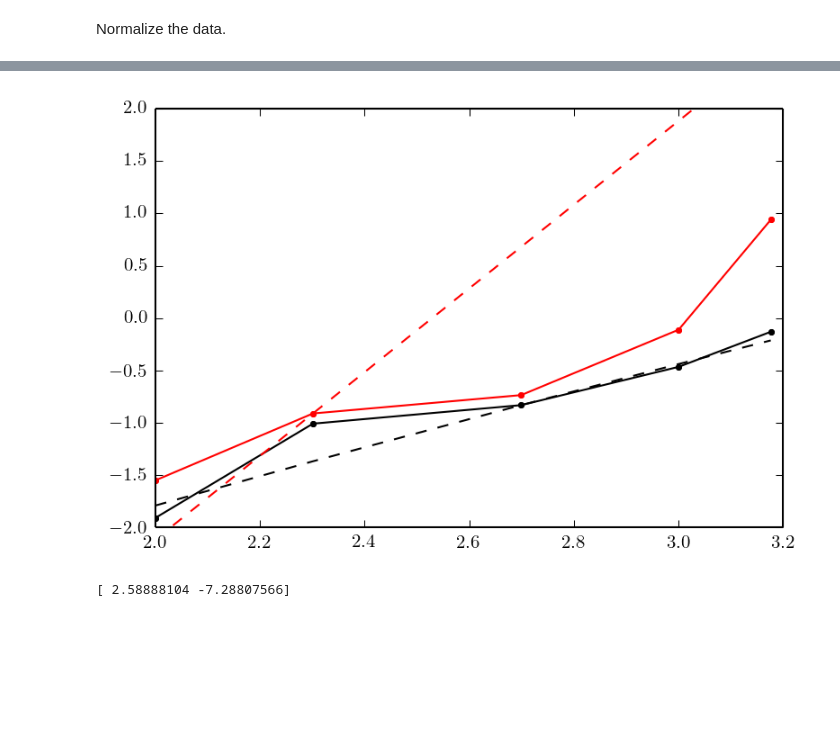
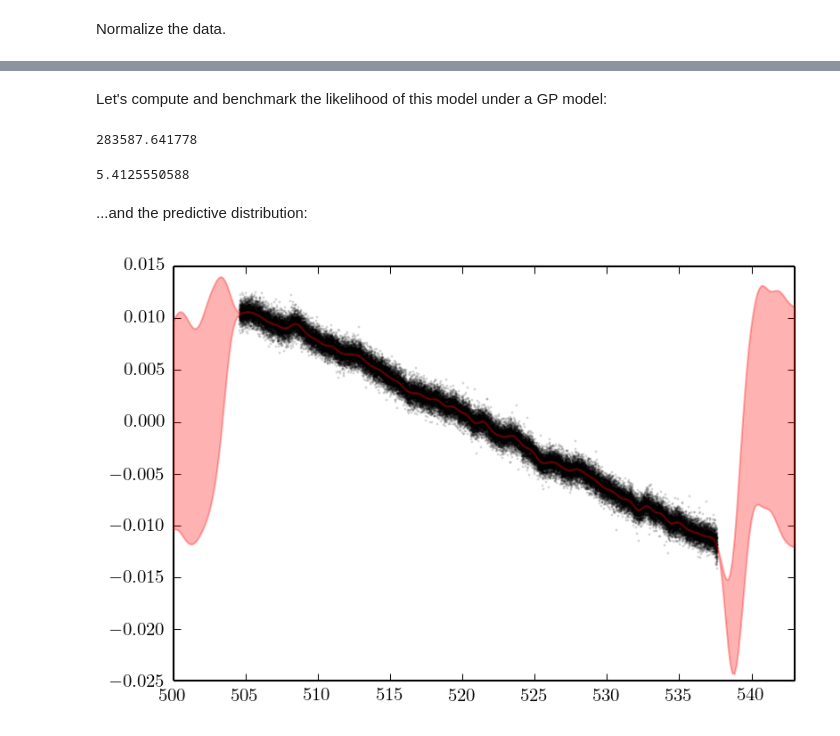
Before and after one commit to dfm/gp, a Jupyter notebook: 02 Kepler Scale Datasets.ipynb, the cells around one changed output, grey strips where cells are left out. Saved outputs shown, nothing was run; the diff lists cells and outputs as text; code cells hidden in the pictures; blank space fills up the shorter version.

```diff
--- a/02 Kepler Scale Datasets.ipynb
+++ b/02 Kepler Scale Datasets.ipynb
@@ -145,14 +129,31 @@ We'll start by defining our two log-likelihood functions.
-# %%
-pl.plot(np.log10(ns), np.log10(george_ts), "-k")
-pl.plot(np.log10(ns), np.log10(george_ts), ".k")
-pl.plot(np.log10(ns), np.log10(ns * np.log(ns)**2 * george_ts[2] / (ns[2]*np.log(ns[2])**2)), "--k")
-pl.plot(np.log10(ns), np.log10(numpy_ts), "-r")
-pl.plot(np.log10(ns), np.log10(numpy_ts), ".r")
-pl.plot(np.log10(ns), np.log10(ns ** 4 * numpy_ts[1] / (ns[1]**4)), "--r")
-pl.ylim(-2, 2);
-# %% [output]
-[figure, removed]
-# %%
-print(np.polyfit(np.log10(ns), np.log10(numpy_ts), 1))
-# %% [output]
-[ 2.58888104 -7.28807566]
+# %% [markdown]
+Let's compute and benchmark the likelihood of this model under a GP model:
+# %%
+print(george_lnlike(x_sc, y_sc, yerr_sc, -9.1, -0.1))
+# %% [output]
+283587.641778
+# %%
+N = 3
+t = timeit.timeit("george_lnlike(x_sc, y_sc, yerr_sc, -9.1, -0.2)".format(np.log(a), np.log(s)),
+                  setup="from __main__ import george_lnlike, x_sc, y_sc, yerr_sc", number=N) / N
+print(t)
+# %% [output]
+5.4125550588
+# %% [markdown]
+...and the predictive distribution:
+# %%
+kernel = np.exp(-9.1) * RBFKernel(0.8)
+gp = george.GaussianProcess(kernel, tol=1e-12, nleaf=100)
+gp.compute(x_sc, yerr_sc)
+# %%
+t = np.linspace(500, 543, 300)
+samples = gp.sample_conditional(y_sc, t, N=100)
+# %%
+mu = np.mean(samples, axis=0)
+std = np.std(samples, axis=0);
+# %%
+pl.plot(x_sc, y_sc, ".k", alpha=0.1, ms=2)
+pl.fill_between(t, mu+std, mu-std, color="r", alpha=0.3, zorder=1000)
+pl.xlim(np.min(t), np.max(t));
+# %% [output]
+[figure, added]
```
Also changed, not shown: parts of 8 cells of this notebook, 6 other files.
